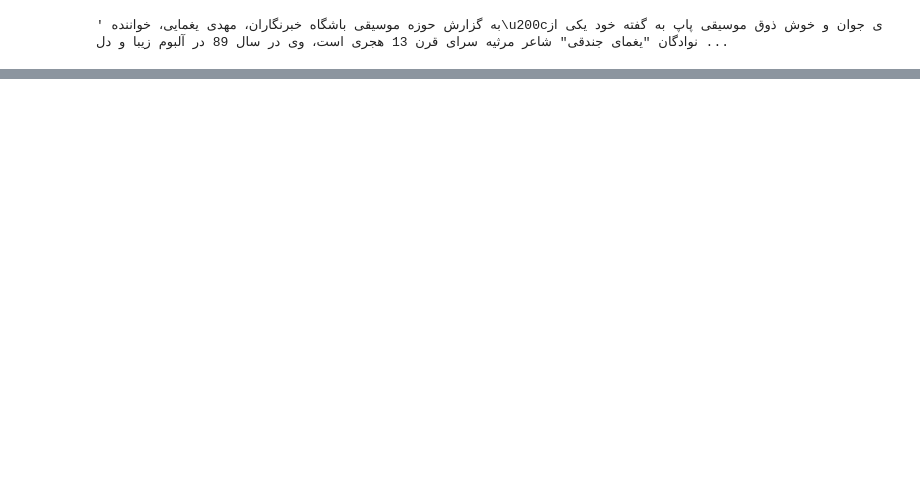
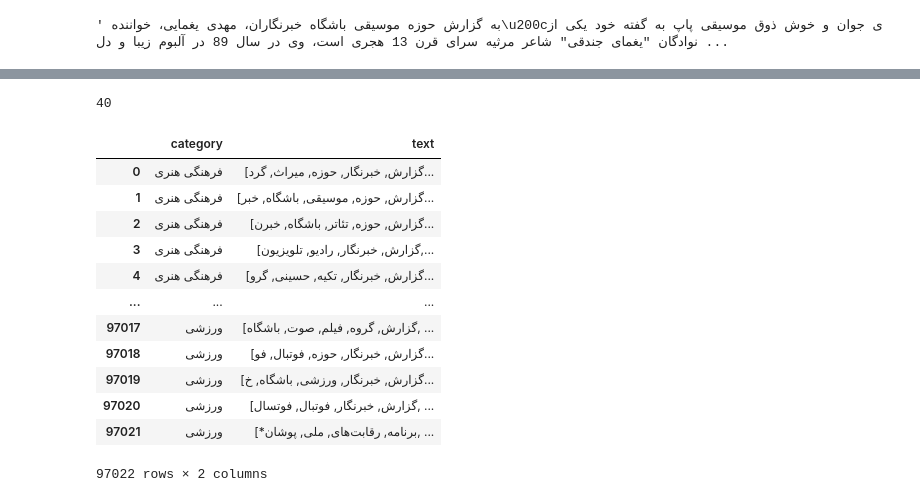
Before and after one commit to amirhossein-jamali/NLP, a Jupyter notebook: classification_assignment/Classification_Assignment_NLP_99_2.ipynb, the cells around one changed output, grey strips where cells are left out. Drawn from its saved outputs; the diff is of its cells as text; code cells hidden in the pictures; blank space fills up the shorter version.

```diff
--- a/classification_assignment/Classification_Assignment_NLP_99_2.ipynb
+++ b/classification_assignment/Classification_Assignment_NLP_99_2.ipynb
@@ -161,0 +227,5 @@ normalizer.normalize('اصلاح نويسه ها و استفاده از نیم
+# %%
+import gc
+gc.collect()
+# %% [output]
+40
@@ -161,0 +234,17 @@ normalizer.normalize('اصلاح نويسه ها و استفاده از نیم
+# %%
+train_df = pd.read_pickle('train_df')
+train_df
+# %% [output]
+|  | category | text |
+| 0 | فرهنگی هنری | [گزارش, خبرنگار, حوزه, میراث, گرد... |
+| 1 | فرهنگی هنری | [گزارش, حوزه, موسیقی, باشگاه, خبر... |
+| 2 | فرهنگی هنری | [گزارش, حوزه, تئاتر, باشگاه, خبرن... |
+| 3 | فرهنگی هنری | [گزارش, خبرنگار, رادیو, تلویزیون,... |
+| 4 | فرهنگی هنری | [گزارش, خبرنگار, تکیه, حسینی, گرو... |
+| ... | ... | ... |
+| 97017 | ورزشی | [گزارش, گروه, فیلم, صوت, باشگاه, ... |
+| 97018 | ورزشی | [گزارش, خبرنگار, حوزه, فوتبال, فو... |
+| 97019 | ورزشی | [گزارش, خبرنگار, ورزشی, باشگاه, خ... |
+| 97020 | ورزشی | [گزارش, خبرنگار, فوتبال, فوتسال, ... |
+| 97021 | ورزشی | [*برنامه, رقابت‌های, ملی, پوشان, ... |
+97022 rows × 2 columns
```
Also changed, not shown: parts of 33 cells of this notebook.
